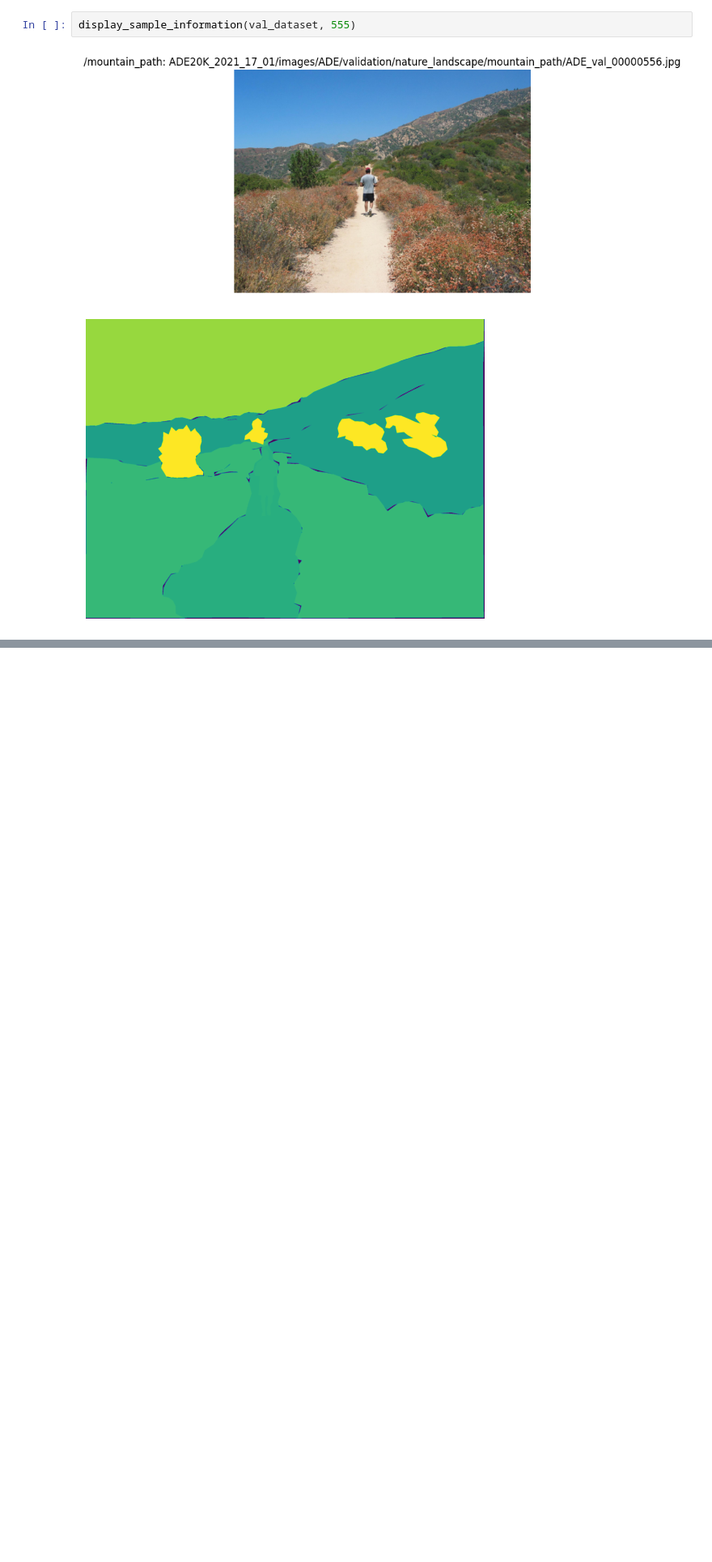
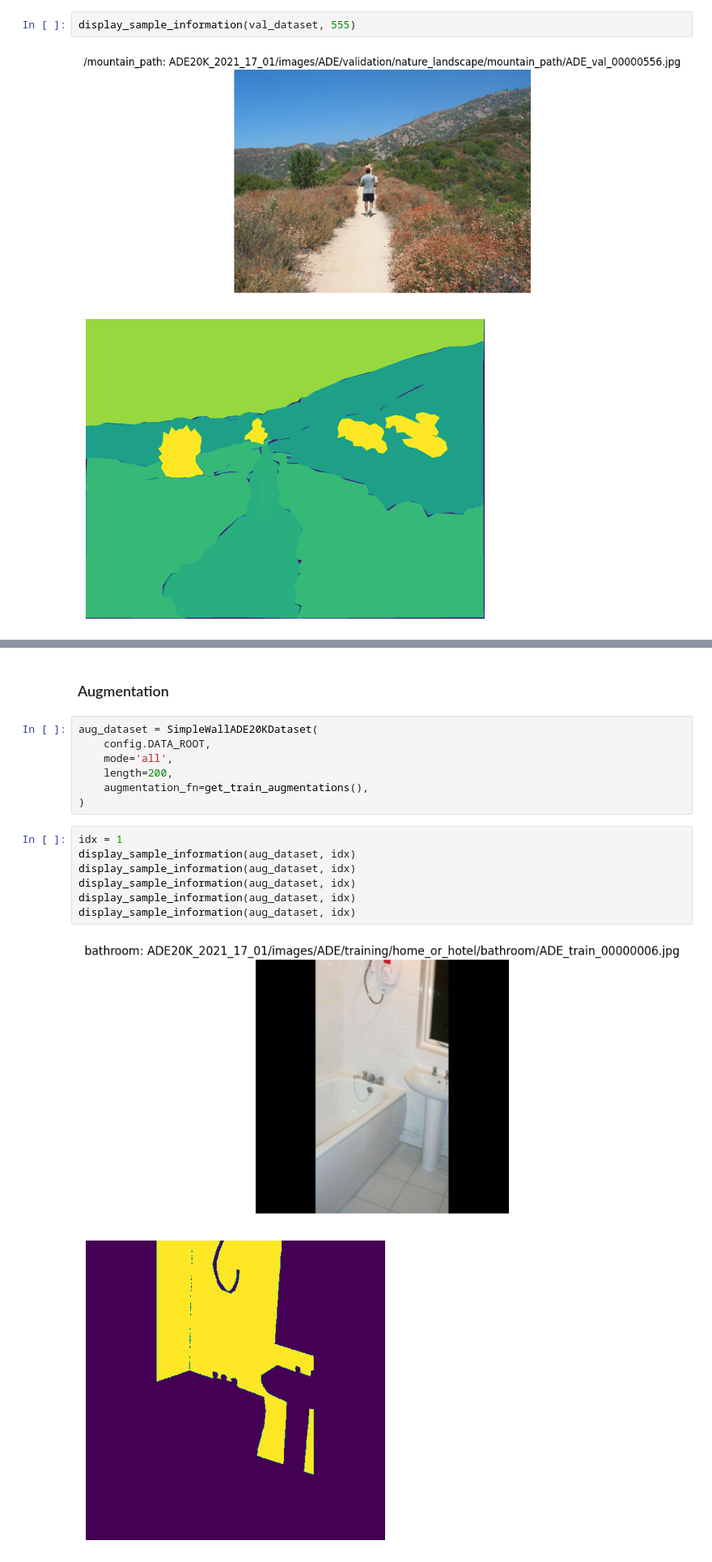
Before and after one commit to Rikharthu/bath_wall_segmentation_model, a Jupyter notebook: notebooks/data_exploration.ipynb, the cells around one changed output, grey strips where cells are left out. Shown at 81% size. Cells and saved outputs as stored; diff of their text form; blank space fills up the shorter version.

```diff
--- a/notebooks/data_exploration.ipynb
+++ b/notebooks/data_exploration.ipynb
@@ -84,3 +85,22 @@ mini_simple_wall_dataset = SimpleWallADE20KDataset(DATA_ROOT, mode='all', length
 len(mini_simple_wall_dataset)
 # %% [output]
 200
+# %% [markdown]
+### Augmentation
+# %%
+aug_dataset = SimpleWallADE20KDataset(
+    config.DATA_ROOT,
+    mode='all',
+    length=200,
+    augmentation_fn=get_train_augmentations(),
+)
+# %%
+idx = 1
+display_sample_information(aug_dataset, idx)
+display_sample_information(aug_dataset, idx)
+display_sample_information(aug_dataset, idx)
+display_sample_information(aug_dataset, idx)
+display_sample_information(aug_dataset, idx)
+# %% [output]
+[figure, added]
+[figure, added]
```
Also changed, not shown: parts of 15 cells of this notebook, 9 other files.
